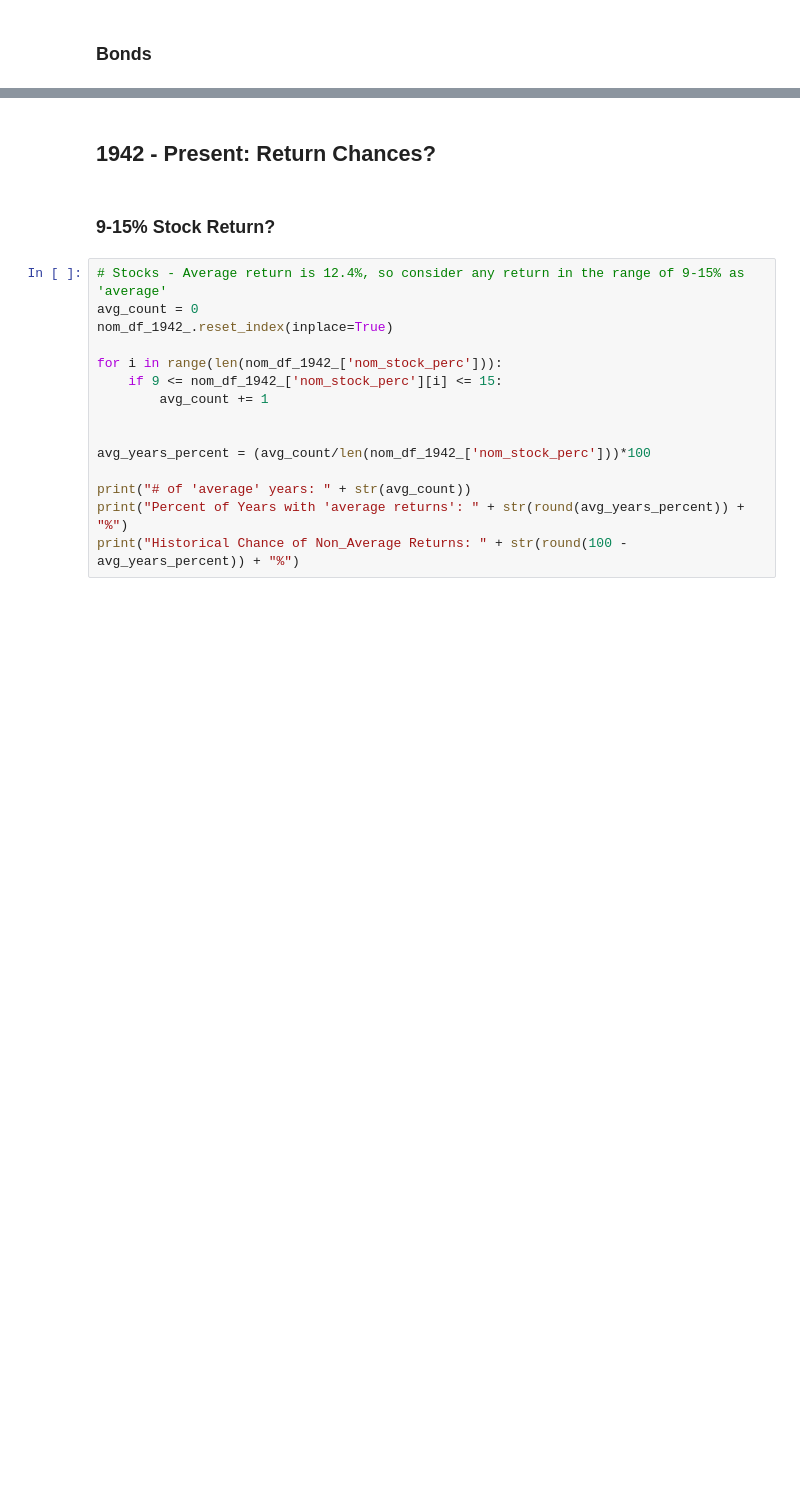
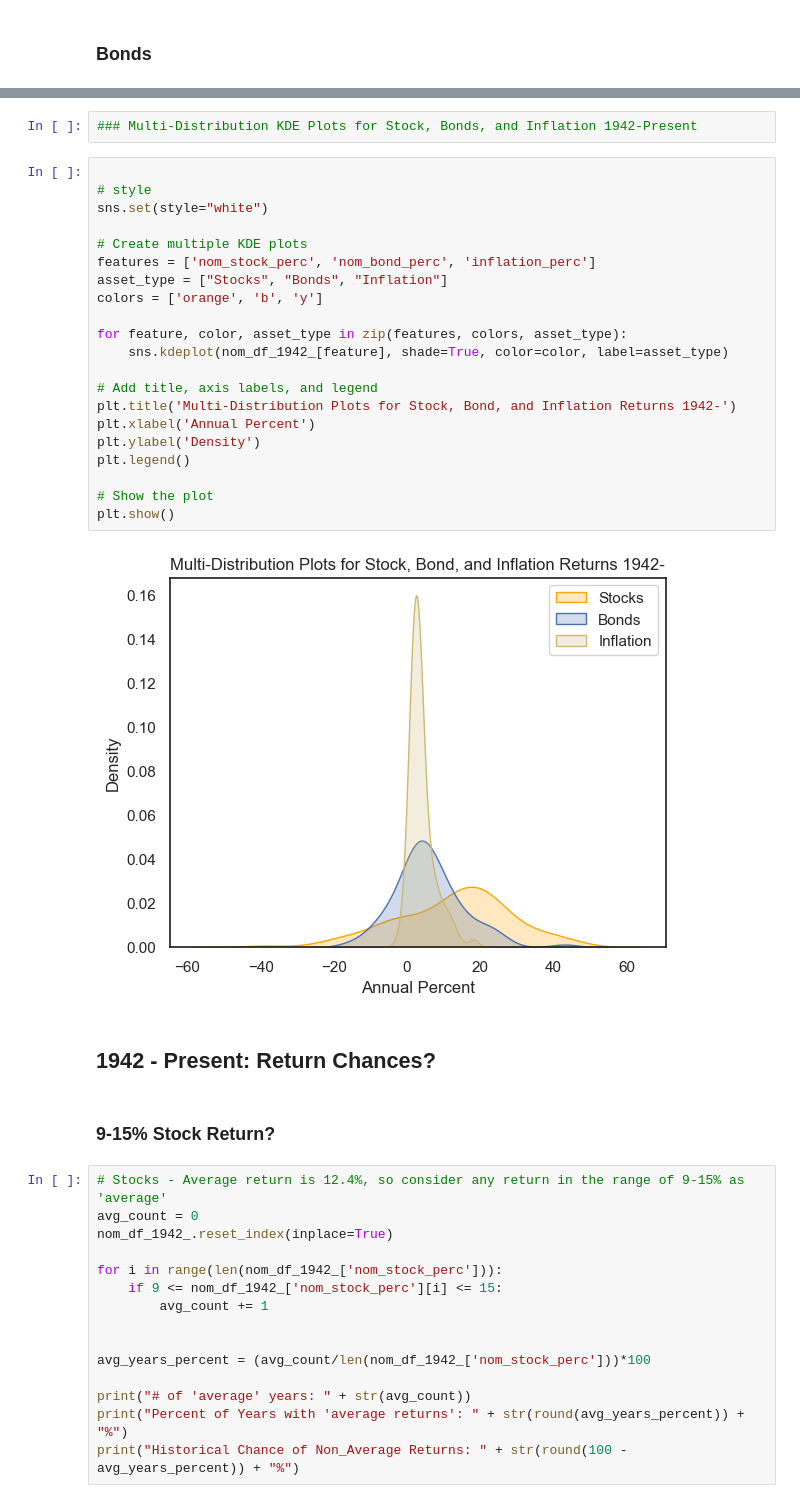
Before and after one commit to StarkArk/The_Long_View_Stocks_Bonds, a Jupyter notebook: Survey_US_Stock_Bonds.ipynb, the cells around one changed output, grey strips where cells are left out. Cells and saved outputs as stored; diff of their text form; blank space fills up the shorter version.

```diff
--- a/Survey_US_Stock_Bonds.ipynb
+++ b/Survey_US_Stock_Bonds.ipynb
@@ -272,3 +290,28 @@ plt.legend(loc="center right", fontsize=8)
+# %%
+### Multi-Distribution KDE Plots for Stock, Bonds, and Inflation 1942-Present
+# %%
+
+# style
+sns.set(style="white")
+
+# Create multiple KDE plots
+features = ['nom_stock_perc', 'nom_bond_perc', 'inflation_perc']
+asset_type = ["Stocks", "Bonds", "Inflation"]
+colors = ['orange', 'b', 'y']
+
+for feature, color, asset_type in zip(features, colors, asset_type):
+    sns.kdeplot(nom_df_1942_[feature], shade=True, color=color, label=asset_type)
+
+# Add title, axis labels, and legend
+plt.title('Multi-Distribution Plots for Stock, Bond, and Inflation Returns 1942-')
+plt.xlabel('Annual Percent')
+plt.ylabel('Density')
+plt.legend()
+
+# Show the plot
+plt.show()
+# %% [output]
+[figure, added]
 # %% [markdown]
 ## 1942 - Present: Return Chances?
 # %% [markdown]
```
Also changed, not shown: parts of 16 cells of this notebook, 19 other files.
